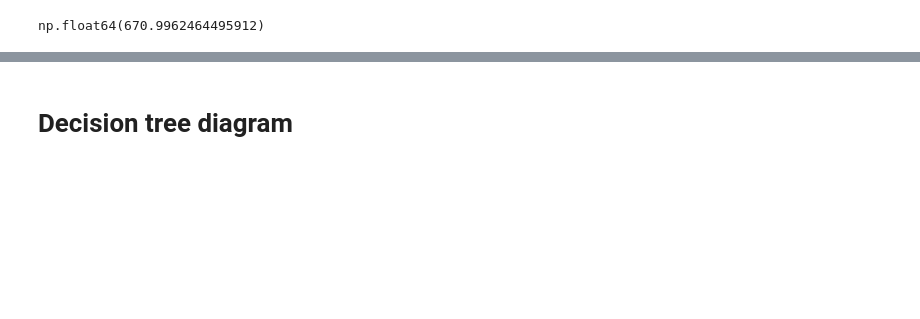
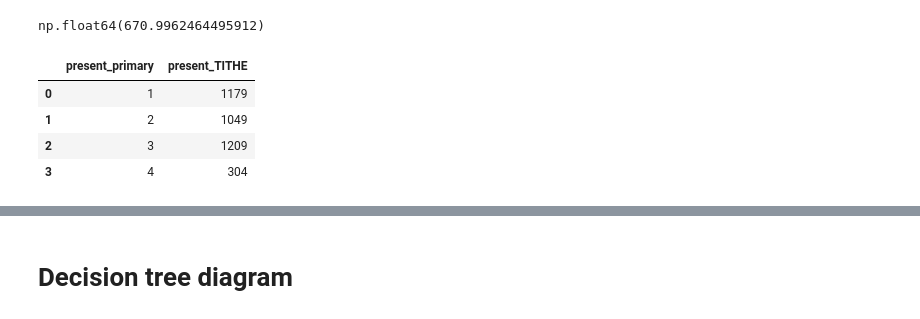
Before and after one commit to lara-spearman/AWI, a Jupyter notebook: AWI analysis 2.ipynb, the cells around one changed output, grey strips where cells are left out. Cells and saved outputs as stored; diff of their text form; code cells hidden in the pictures; blank space fills up the shorter version.

```diff
--- a/AWI analysis 2.ipynb
+++ b/AWI analysis 2.ipynb
@@ -254,3 +276,12 @@ df_intersects_not_ancient.area.sum()/10000
 np.float64(670.9962464495912)
 # %%
 df_grouped_not_ancient  = df_grouped[df_grouped.Category =='Not ancient woodland']
+# %%
+df_check = df_primary.groupby(['present_primary'])['present_TITHE'].sum().reset_index()
+df_check
+# %% [output]
+|  | present_primary | present_TITHE |
+| 0 | 1 | 1179 |
+| 1 | 2 | 1049 |
+| 2 | 3 | 1209 |
+| 3 | 4 | 304 |
```
Also changed, not shown: parts of 12 cells of this notebook, 1 other file.
